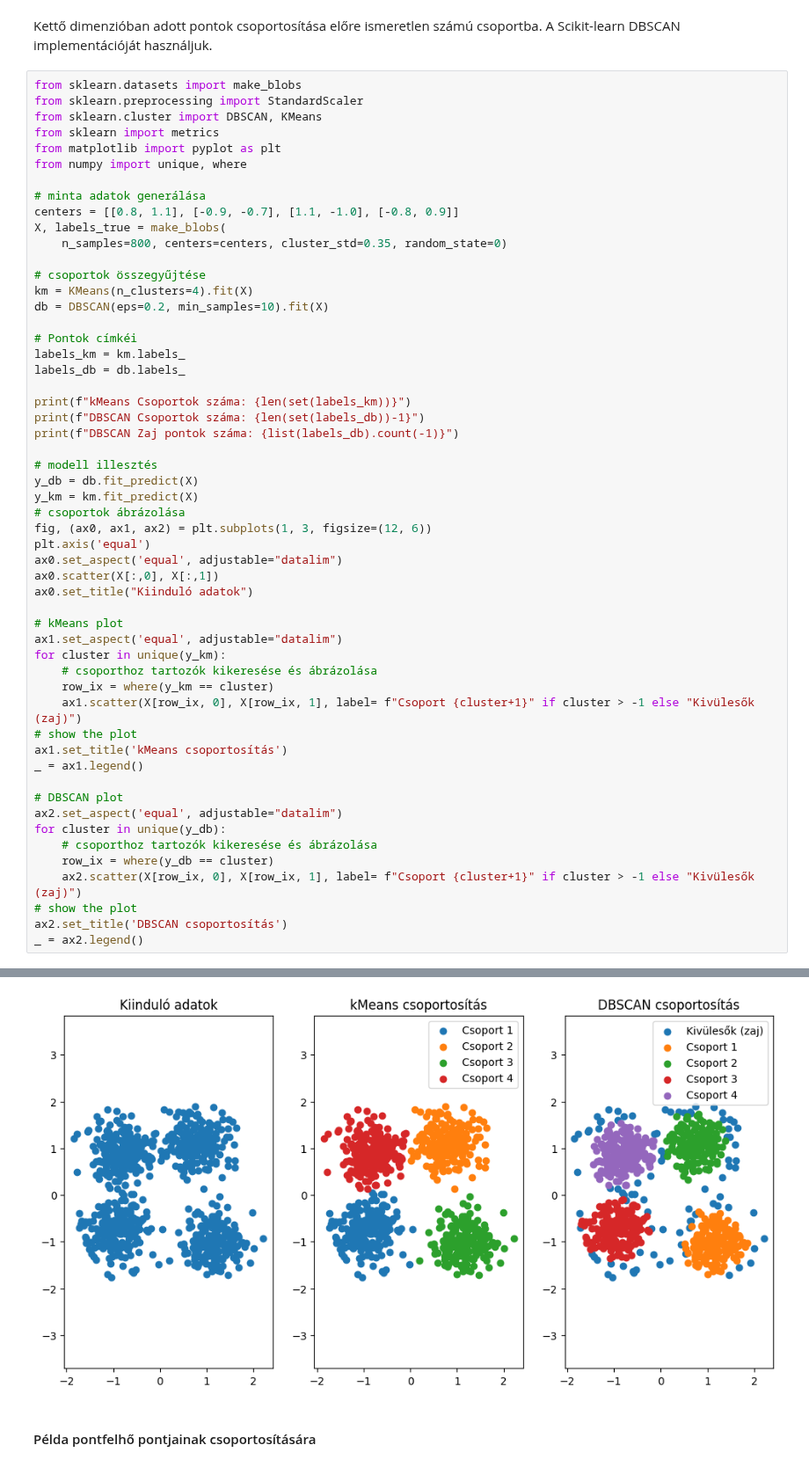
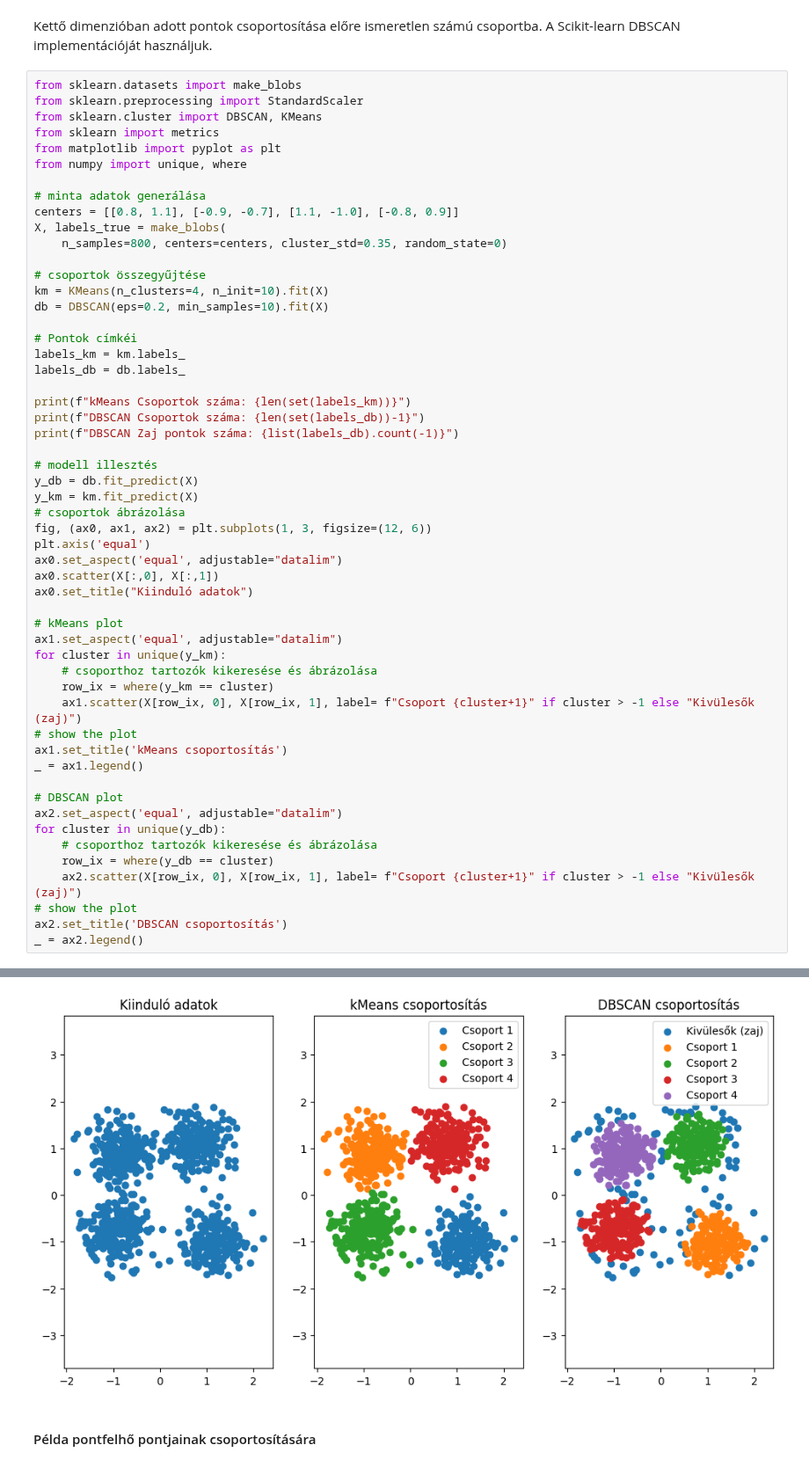
Before and after one commit to OSGeoLabBp/tutorials, a Jupyter notebook: hungarian/machine_learning/lessons/gita_ml.ipynb, the cells around one changed output, grey strips where cells are left out. Shown at 88% size. Cells and saved outputs as stored; diff of their text form.

Commit message:
KMeans future warning fixed

```diff
--- a/hungarian/machine_learning/lessons/gita_ml.ipynb
+++ b/hungarian/machine_learning/lessons/gita_ml.ipynb
@@ -39,7 +39,7 @@ X, labels_true = make_blobs(
     n_samples=800, centers=centers, cluster_std=0.35, random_state=0)
 
 # csoportok összegyűjtése
-km = KMeans(n_clusters=4).fit(X)
+km = KMeans(n_clusters=4, n_init=10).fit(X)
 db = DBSCAN(eps=0.2, min_samples=10).fit(X)
 
 # Pontok címkéi
@@ -56,34 +56,34 @@ y_km = km.fit_predict(X)
 # csoportok ábrázolása
 fig, (ax0, ax1, ax2) = plt.subplots(1, 3, figsize=(12, 6))
 plt.axis('equal')
 ax0.set_aspect('equal', adjustable="datalim")
 ax0.scatter(X[:,0], X[:,1])
 ax0.set_title("Kiinduló adatok")
 
 # kMeans plot
 ax1.set_aspect('equal', adjustable="datalim")
 for cluster in unique(y_km):
 	# csoporthoz tartozók kikeresése és ábrázolása
 	row_ix = where(y_km == cluster)
 	ax1.scatter(X[row_ix, 0], X[row_ix, 1], label= f"Csoport {cluster+1}" if cluster > -1 else "Kivülesők (zaj)")
 # show the plot
 ax1.set_title('kMeans csoportosítás')
 _ = ax1.legend()
 
 # DBSCAN plot
 ax2.set_aspect('equal', adjustable="datalim")
 for cluster in unique(y_db):
 	# csoporthoz tartozók kikeresése és ábrázolása
 	row_ix = where(y_db == cluster)
 	ax2.scatter(X[row_ix, 0], X[row_ix, 1], label= f"Csoport {cluster+1}" if cluster > -1 else "Kivülesők (zaj)")
 # show the plot
 ax2.set_title('DBSCAN csoportosítás')
 _ = ax2.legend()
 # %% [output]
 kMeans Csoportok száma: 4
 DBSCAN Csoportok száma: 4
 DBSCAN Zaj pontok száma: 90
-[figure, old version]
+[figure, new version]
 # %% [markdown]
 #### Példa pontfelhő pontjainak csoportosítására
 # %% [markdown]
```
